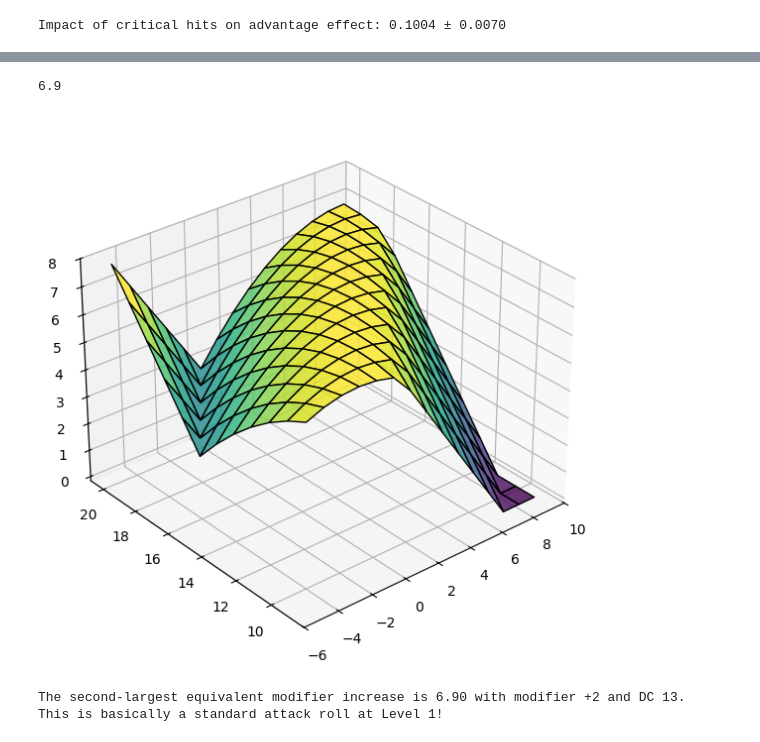
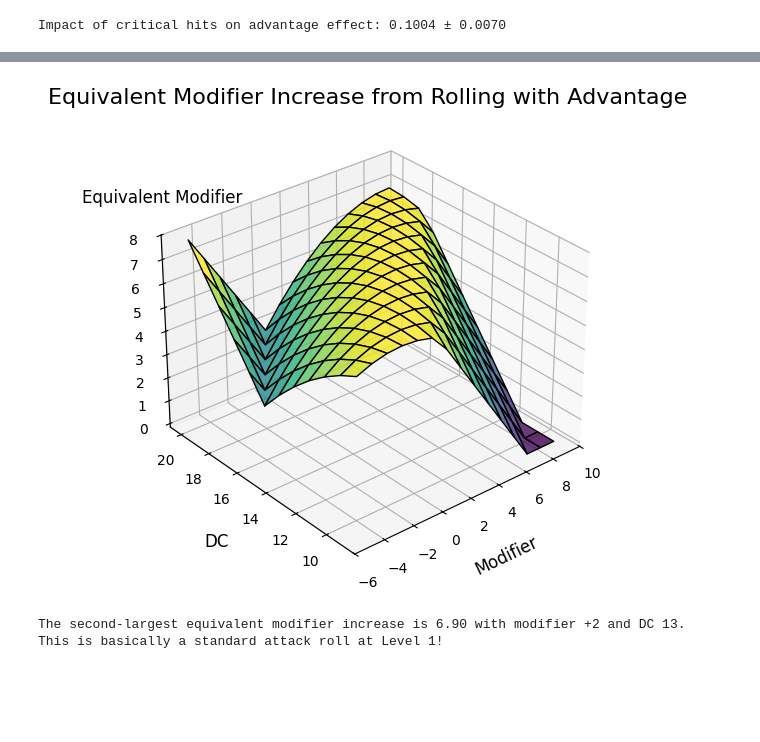
Before and after one commit to oechooo/dnd-advantage, a Jupyter notebook: analysis.ipynb, the cells around one changed output, grey strips where cells are left out. Drawn from its saved outputs; the diff is of its cells as text; code cells hidden in the pictures; blank space fills up the shorter version.

```diff
--- a/analysis.ipynb
+++ b/analysis.ipynb
@@ -98,36 +104,45 @@ Impact of critical hits on advantage effect: 0.1004 ± 0.0070
 def equivalent_modifier(
     current_modifier: int,
     dc: int,
     bounds=(0, 20),
     dice_sides: int = 20,
     calculate_critical: bool = True,
     step: float = 0.01
 ) -> float:
     p_target = roll_advantage(current_modifier, dc, dice_sides, calculate_critical)
 
     # realised that minimise_scalar won't work well here because the function is not smooth, so we'll do a grid search instead
     candidates = np.arange(bounds[0], bounds[1] + step, step)
     best_mod = candidates[np.argmin([abs(roll(current_modifier + m, dc, dice_sides, calculate_critical) - p_target) for m in candidates])]
     return best_mod
 
     # def objective(m):
     #     return abs(roll(m, dc, dice_sides, calculate_critical) - p_target)
     # res = minimize_scalar(objective, bounds=bounds, method='bounded')
     # return res.x
 
 mods = np.arange(-5, 10)
 dcs = np.arange(9, 21)
-equiavalent_modifiers = np.array([equivalent_modifier(mod, dc)
+equivalent_modifiers = np.array([equivalent_modifier(mod, dc)
                                   for mod in mods
                                   for dc in dcs]).reshape(15, 12)
 mods_mesh, dcs_mesh = np.meshgrid(mods, dcs, indexing='ij')
 
-plt.figure(figsize=(10, 7))
+fig = plt.figure(figsize=(10, 6))
 ax = plt.axes(projection='3d')
-ax.plot_surface(mods_mesh, dcs_mesh, equiavalent_modifiers, cmap='viridis', edgecolor='k', alpha=0.8)
+surf = ax.plot_surface(mods_mesh, dcs_mesh, equivalent_modifiers, cmap='viridis', edgecolor='k', alpha=0.8)
 ax.view_init(azim=-130)
+ax.set_xlabel('Modifier', fontsize=12, labelpad=10)
+ax.set_ylabel('DC', fontsize=12, labelpad=10)
+ax.text(
+    x=mods_mesh.min(),
+    y=dcs_mesh.max()*1.4,
+    z=equivalent_modifiers.max() * 0.85,
+    s='Equivalent Modifier',
+    fontsize=12,
+)
+ax.set_title('Equivalent Modifier Increase from Rolling with Advantage', fontsize=16, pad=10)
 plt.show()
 # %% [output]
-6.9
-[figure, old version]
+[figure, new version]
 # %%
```
Also changed, not shown: parts of 10 cells of this notebook.
